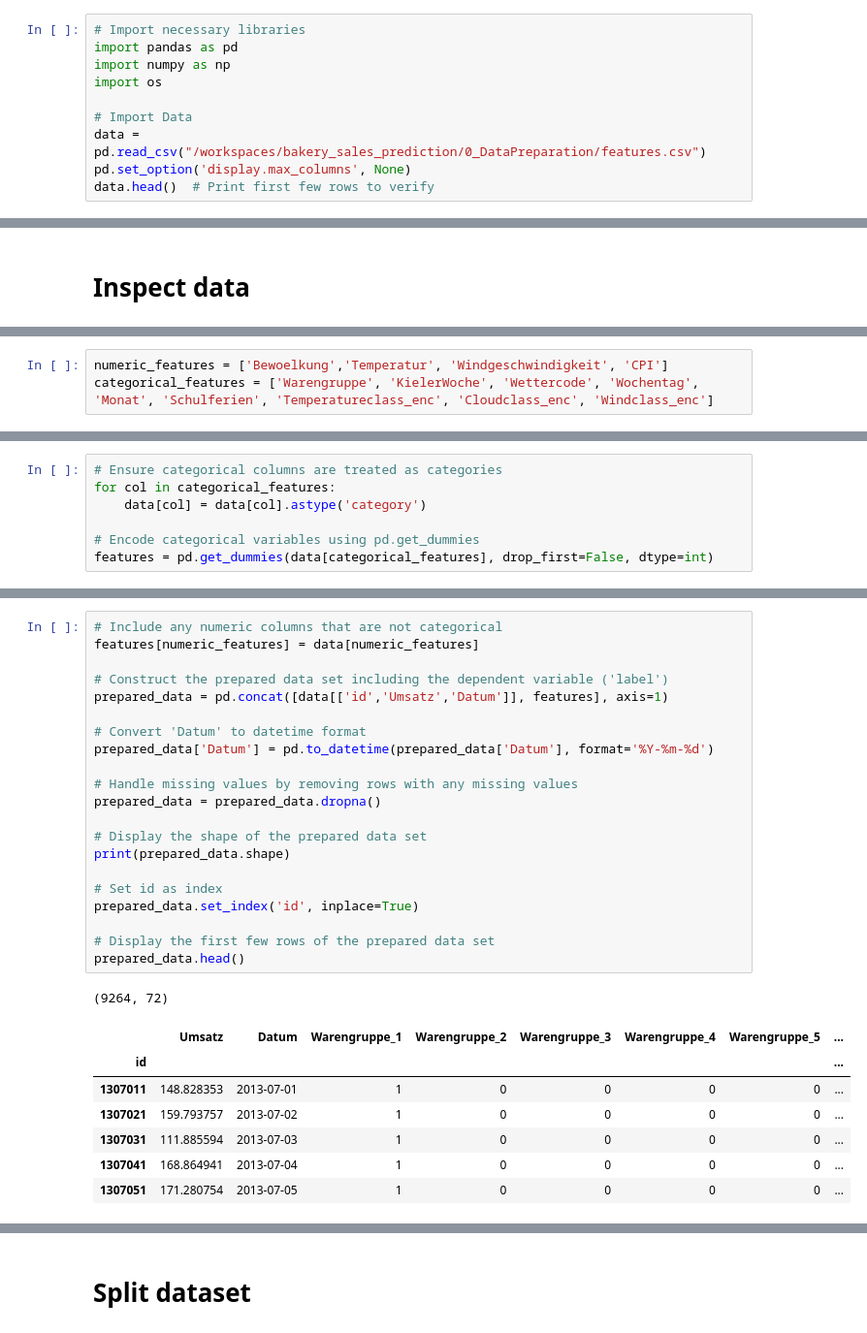
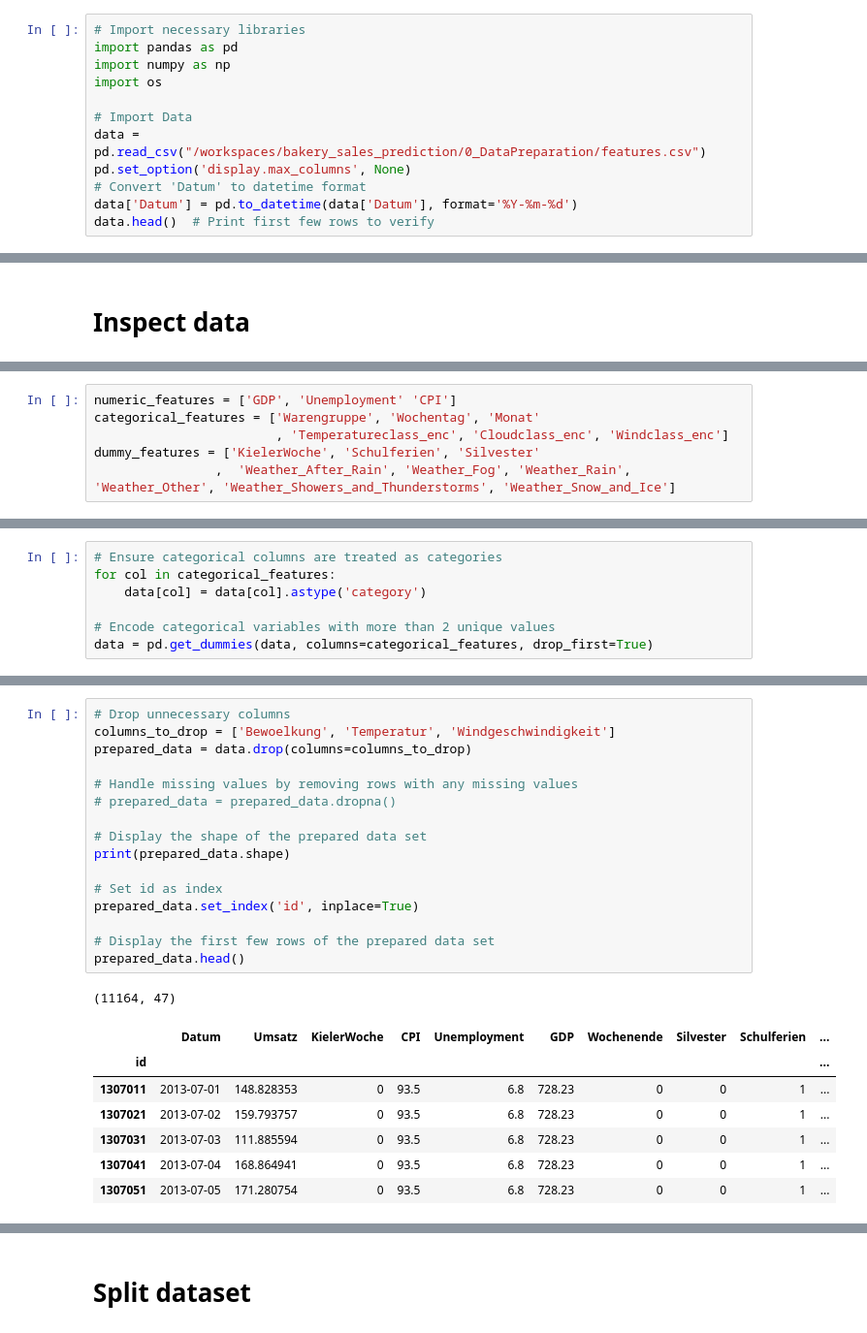
Before and after one commit to thorsten789/bakery_sales_prediction, a Jupyter notebook: 3_Model/Amy/Neural_network.ipynb, the cells around one changed output, grey strips where cells are left out. Shown at 97% size. Cells and saved outputs as stored; diff of their text form.

```diff
--- a/3_Model/Amy/Neural_network.ipynb
+++ b/3_Model/Amy/Neural_network.ipynb
@@ -9,5 +9,7 @@ import os
 # Import Data
 data = pd.read_csv("/workspaces/bakery_sales_prediction/0_DataPreparation/features.csv")
 pd.set_option('display.max_columns', None)
+# Convert 'Datum' to datetime format
+data['Datum'] = pd.to_datetime(data['Datum'], format='%Y-%m-%d')
 data.head()  # Print first few rows to verify
 # %% [output]
@@ -63,6 +71,9 @@ memory usage: 959.5 KB
 # %%
-numeric_features = ['Bewoelkung','Temperatur', 'Windgeschwindigkeit', 'CPI']
-categorical_features = ['Warengruppe', 'KielerWoche', 'Wettercode', 'Wochentag', 'Monat', 'Schulferien', 'Temperatureclass_enc', 'Cloudclass_enc', 'Windclass_enc']
+numeric_features = ['GDP', 'Unemployment' 'CPI']
+categorical_features = ['Warengruppe', 'Wochentag', 'Monat'
+                        , 'Temperatureclass_enc', 'Cloudclass_enc', 'Windclass_enc']
+dummy_features = ['KielerWoche', 'Schulferien', 'Silvester'
+                ,  'Weather_After_Rain', 'Weather_Fog', 'Weather_Rain', 'Weather_Other', 'Weather_Showers_and_Thunderstorms', 'Weather_Snow_and_Ice']
 # %%
 # Inspect data types and unique values for categorical columns
 print(data[categorical_features].dtypes)
@@ -90,5 +99,5 @@ dtype: object
 for col in categorical_features:
     data[col] = data[col].astype('category')
 
-# Encode categorical variables using pd.get_dummies
-features = pd.get_dummies(data[categorical_features], drop_first=False, dtype=int)
+# Encode categorical variables with more than 2 unique values
+data = pd.get_dummies(data, columns=categorical_features, drop_first=True)
@@ -95,33 +120,28 @@ features = pd.get_dummies(data[categorical_features], drop_first=False, dtype=in
 # %%
-# Include any numeric columns that are not categorical
-features[numeric_features] = data[numeric_features]
-
-# Construct the prepared data set including the dependent variable ('label')
-prepared_data = pd.concat([data[['id','Umsatz','Datum']], features], axis=1)
-
-# Convert 'Datum' to datetime format
-prepared_data['Datum'] = pd.to_datetime(prepared_data['Datum'], format='%Y-%m-%d')
+# Drop unnecessary columns
+columns_to_drop = ['Bewoelkung', 'Temperatur', 'Windgeschwindigkeit']
+prepared_data = data.drop(columns=columns_to_drop)
 
 # Handle missing values by removing rows with any missing values
-prepared_data = prepared_data.dropna()
+# prepared_data = prepared_data.dropna()
 
 # Display the shape of the prepared data set
 print(prepared_data.shape)
 
 # Set id as index
 prepared_data.set_index('id', inplace=True)
 
 # Display the first few rows of the prepared data set
 prepared_data.head()
 # %% [output]
-(9264, 72)
+(11164, 47)
-|  | Umsatz | Datum | Warengruppe_1 | Warengruppe_2 | Warengruppe_3 | Warengruppe_4 | Warengruppe_5 | ... |
-| id |  |  |  |  |  |  |  | ... |
-| 1307011 | 148.828353 | 2013-07-01 | 1 | 0 | 0 | 0 | 0 | ... |
-| 1307021 | 159.793757 | 2013-07-02 | 1 | 0 | 0 | 0 | 0 | ... |
-| 1307031 | 111.885594 | 2013-07-03 | 1 | 0 | 0 | 0 | 0 | ... |
-| 1307041 | 168.864941 | 2013-07-04 | 1 | 0 | 0 | 0 | 0 | ... |
-| 1307051 | 171.280754 | 2013-07-05 | 1 | 0 | 0 | 0 | 0 | ... |
+|  | Datum | Umsatz | KielerWoche | CPI | Unemployment | GDP | Wochenende | Silvester | Schulferien | ... |
+| id |  |  |  |  |  |  |  |  |  | ... |
+| 1307011 | 2013-07-01 | 148.828353 | 0 | 93.5 | 6.8 | 728.23 | 0 | 0 | 1 | ... |
+| 1307021 | 2013-07-02 | 159.793757 | 0 | 93.5 | 6.8 | 728.23 | 0 | 0 | 1 | ... |
+| 1307031 | 2013-07-03 | 111.885594 | 0 | 93.5 | 6.8 | 728.23 | 0 | 0 | 1 | ... |
+| 1307041 | 2013-07-04 | 168.864941 | 0 | 93.5 | 6.8 | 728.23 | 0 | 0 | 1 | ... |
+| 1307051 | 2013-07-05 | 171.280754 | 0 | 93.5 | 6.8 | 728.23 | 0 | 0 | 1 | ... |
 # %%
 prepared_data.info()
 # %% [output]
```
Also changed, not shown: parts of 26 cells of this notebook, 1 other file.
